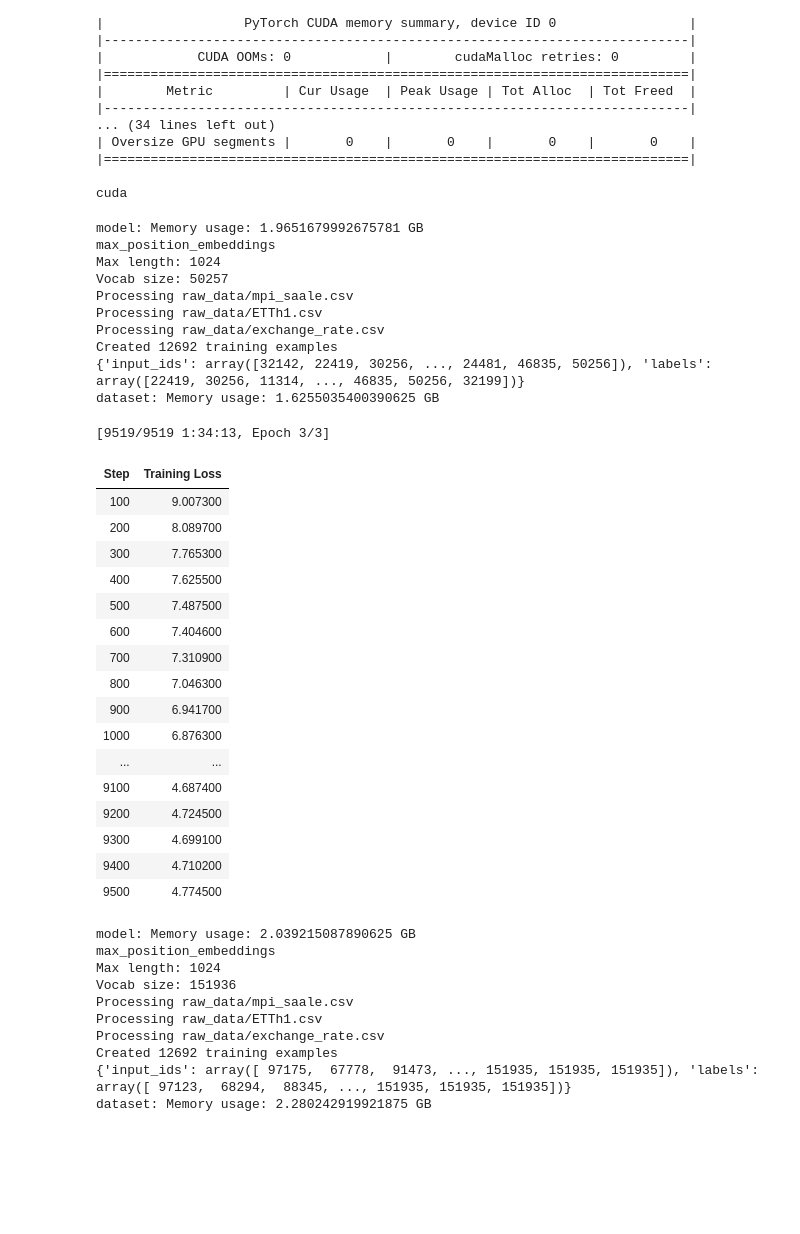
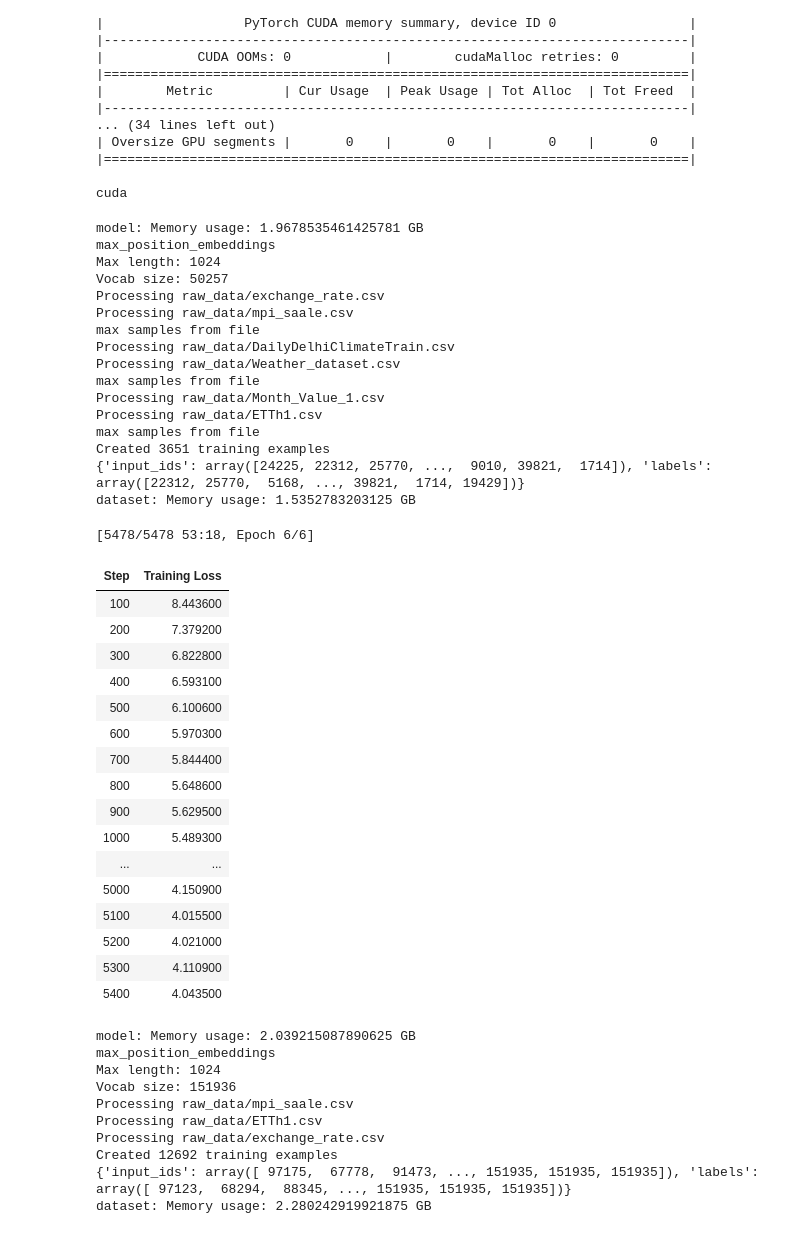
Before and after one commit to JoeyShapiro/TimeSeriesGPT, a Jupyter notebook: model.ipynb, the cells around one changed output. Drawn from its saved outputs; the diff is of its cells as text; code cells hidden in the pictures; blank space fills up the shorter version.

Commit message:
changed data

```diff
--- a/model.ipynb
+++ b/model.ipynb
@@ -286,9 +286,9 @@ def prepare_training_data(model, input_files, output_dir, stride=256, window=Non
         # tokens = tokenizer.encode(text)
         # need vocab-1 to avoid all funnyness with cuda
         # tokens = ((arr - arr.min()) * (len(tokenizer.get_vocab())-2) / (arr.max() - arr.min())).astype(int)
-        # TODO something wrong with this
 
         # Create sequences with sliding window
+        samples = 0
         for i in range(0, len(tokens) - max_length, stride):
             sequence = tokens[i:i + max_length]
             if len(sequence) == max_length:
@@ -302,6 +302,10 @@ def prepare_training_data(model, input_files, output_dir, stride=256, window=Non
                     'input_ids': input_sequence,
                     'labels': target_sequence
                 })
+            samples += 1
+            if samples > 1024:
+                print('max samples from file')
+                break
 
     # pickle dataset
     output_file = output_dir / 'gpt2_training_data.pkl'
@@ -315,10 +319,6 @@ def prepare_training_data(model, input_files, output_dir, stride=256, window=Non
     print(f"Created {len(dataset)} training examples")
     print(dataset[0])
     return dataset
-
-input_files = ["raw_data/exchange_rate.csv"]
-output_dir = 'processed_data'
-# data = prepare_training_data(input_files, output_dir, stride=4)
 # %%
 import torch
 from torch.utils.data import Dataset
@@ -392,37 +392,44 @@ def train_model(model_name, output_dir, epochs=3, batch_size=4, stride=128, wind
 # %%
 train_model(
     model_name='gpt2',
-    output_dir='models'
+    output_dir='models',
+    epochs=6,
 )
 # %% [output]
-model: Memory usage: 1.9651679992675781 GB
+model: Memory usage: 1.9678535461425781 GB
 max_position_embeddings
 Max length: 1024
 Vocab size: 50257
+Processing raw_data/exchange_rate.csv
 Processing raw_data/mpi_saale.csv
+max samples from file
+Processing raw_data/DailyDelhiClimateTrain.csv
+Processing raw_data/Weather_dataset.csv
+max samples from file
+Processing raw_data/Month_Value_1.csv
 Processing raw_data/ETTh1.csv
-Processing raw_data/exchange_rate.csv
-Created 12692 training examples
-{'input_ids': array([32142, 22419, 30256, ..., 24481, 46835, 50256]), 'labels': array([22419, 30256, 11314, ..., 46835, 50256, 32199])}
-dataset: Memory usage: 1.6255035400390625 GB
+max samples from file
+Created 3651 training examples
+{'input_ids': array([24225, 22312, 25770, ...,  9010, 39821,  1714]), 'labels': array([22312, 25770,  5168, ..., 39821,  1714, 19429])}
+dataset: Memory usage: 1.5352783203125 GB
-[9519/9519 1:34:13, Epoch 3/3]
+[5478/5478 53:18, Epoch 6/6]
 | Step | Training Loss |
-| 100 | 9.007300 |
-| 200 | 8.089700 |
-| 300 | 7.765300 |
-| 400 | 7.625500 |
-| 500 | 7.487500 |
-| 600 | 7.404600 |
-| 700 | 7.310900 |
-| 800 | 7.046300 |
-| 900 | 6.941700 |
-| 1000 | 6.876300 |
+| 100 | 8.443600 |
+| 200 | 7.379200 |
+| 300 | 6.822800 |
+| 400 | 6.593100 |
+| 500 | 6.100600 |
+| 600 | 5.970300 |
+| 700 | 5.844400 |
+| 800 | 5.648600 |
+| 900 | 5.629500 |
+| 1000 | 5.489300 |
 | ... | ... |
-| 9100 | 4.687400 |
-| 9200 | 4.724500 |
-| 9300 | 4.699100 |
-| 9400 | 4.710200 |
-| 9500 | 4.774500 |
+| 5000 | 4.150900 |
+| 5100 | 4.015500 |
+| 5200 | 4.021000 |
+| 5300 | 4.110900 |
+| 5400 | 4.043500 |
 # %%
 train_model(
     model_name='google/gemma-2b',
```
Also changed, not shown: parts of 1 cell of this notebook.
